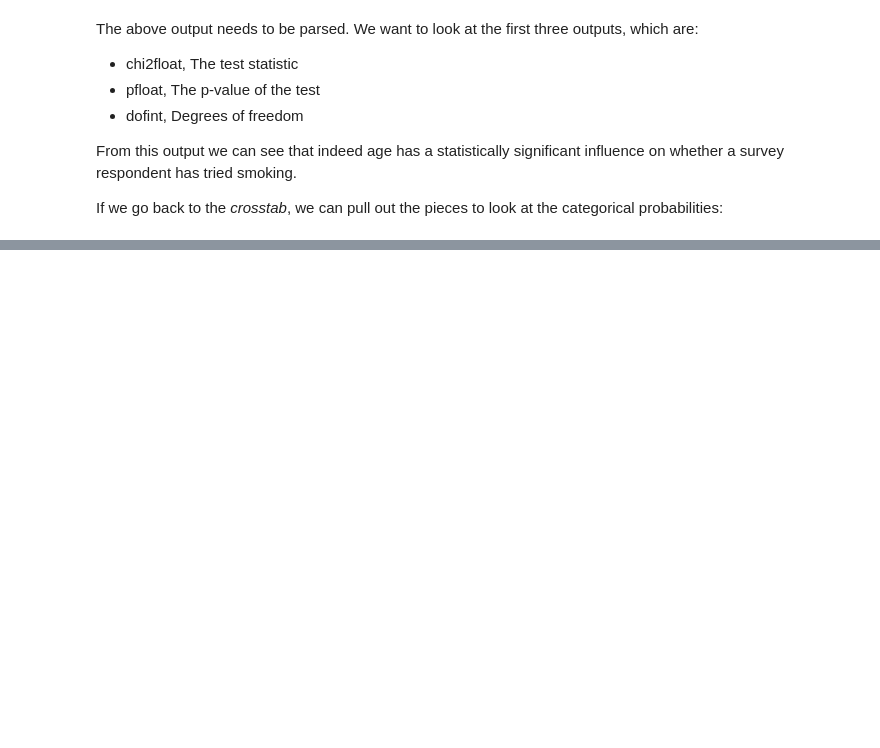
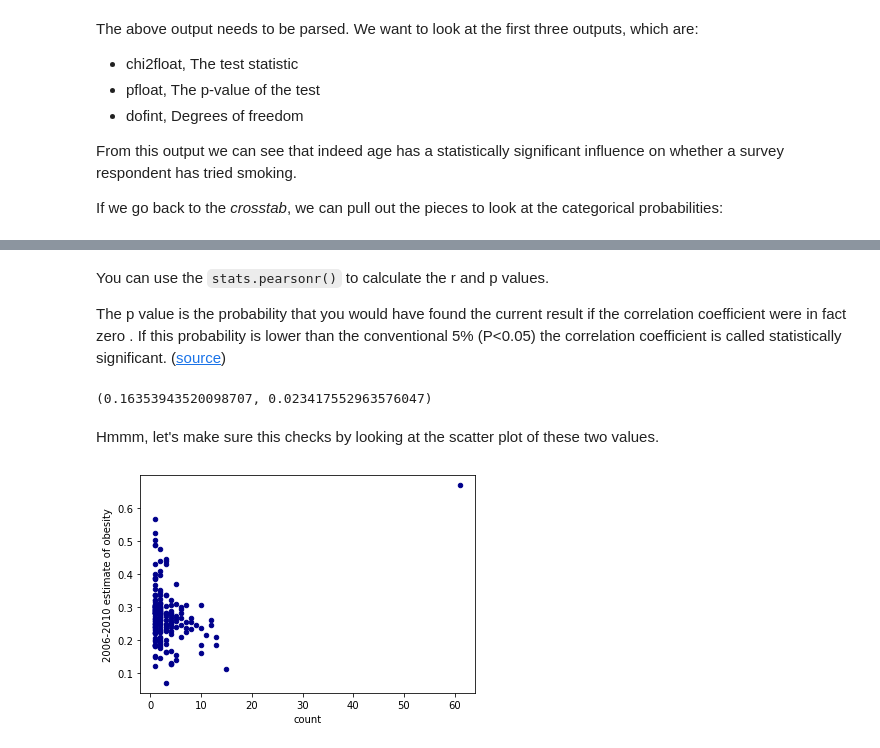
Before and after one commit to pitt-sci-lis-2030/week-14-data-analysis, a Jupyter notebook: Lecture 14.ipynb, the cells around one changed output, grey strips where cells are left out. Drawn from its saved outputs; the diff is of its cells as text; code cells hidden in the pictures; blank space fills up the shorter version.

Commit message:
correlation and regression added

```diff
--- a/Lecture 14.ipynb
+++ b/Lecture 14.ipynb
@@ -298,0 +364,3 @@ crosstab['Yes'] / (crosstab['No'] + crosstab['Yes'])
+# %%
+df_fast_food_tract = df_fast_food_tract.dropna(subset=['tract']).copy()
+df_fast_food_tract['tract'] = df_fast_food_tract['tract'].astype('int32')
@@ -298,0 +385,3 @@ crosstab['Yes'] / (crosstab['No'] + crosstab['Yes'])
+# %%
+df_fast_food_tract_count = df_fast_food_tract.groupby('tract').count()
+df_fast_food_tract_count
@@ -298,0 +405,3 @@ crosstab['Yes'] / (crosstab['No'] + crosstab['Yes'])
+# %%
+df_fast_food_tract_count = df_fast_food_tract_count.drop(['Name', 'Street Name', 'Legal Name', 'Start Date', 'Street Number', 'ZIP Code', 'Lat', 'Lon', 'Category'], axis=1).rename(columns={'Unnamed: 0' : 'count'})
+df_fast_food_tract_count
@@ -298,0 +425,3 @@ crosstab['Yes'] / (crosstab['No'] + crosstab['Yes'])
+# %%
+df_merged = pd.merge(df_obesity, df_fast_food_tract_count, left_on='2000 Tract', right_on = 'tract', how='inner')
+df_merged
@@ -298,0 +474,14 @@ crosstab['Yes'] / (crosstab['No'] + crosstab['Yes'])
+# %% [markdown]
+You can use the `stats.pearsonr()` to calculate the r and p values.
+
+The p value is the probability that you would have found the current result if the correlation coefficient were in fact zero . If this probability is lower than the conventional 5% (P<0.05) the correlation coefficient is called statistically significant. ([source](https://www.medcalc.org/manual/correlation.php))
+# %%
+stats.pearsonr(df_merged['count'], df_merged['2006-2010 estimate of obesity'])
+# %% [output]
+(0.16353943520098707, 0.023417552963576047)
+# %% [markdown]
+Hmmm, let's make sure this checks by looking at the scatter plot of these two values.
+# %%
+ax1 = df_merged.plot.scatter(x='count', y='2006-2010 estimate of obesity',c='DarkBlue')
+# %% [output]
+[figure, added]
```
Also changed, not shown: parts of 27 cells of this notebook, 3 other files.
